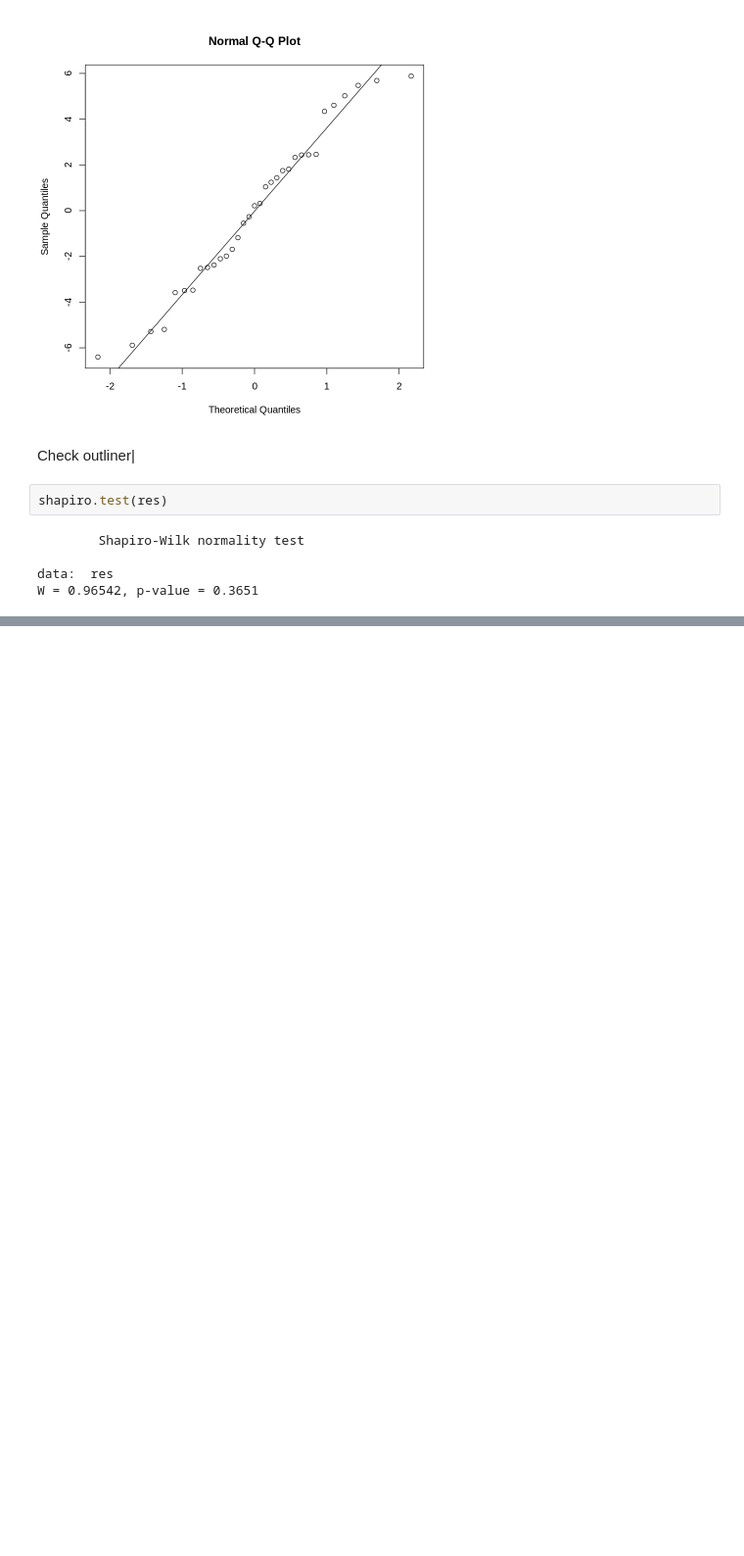
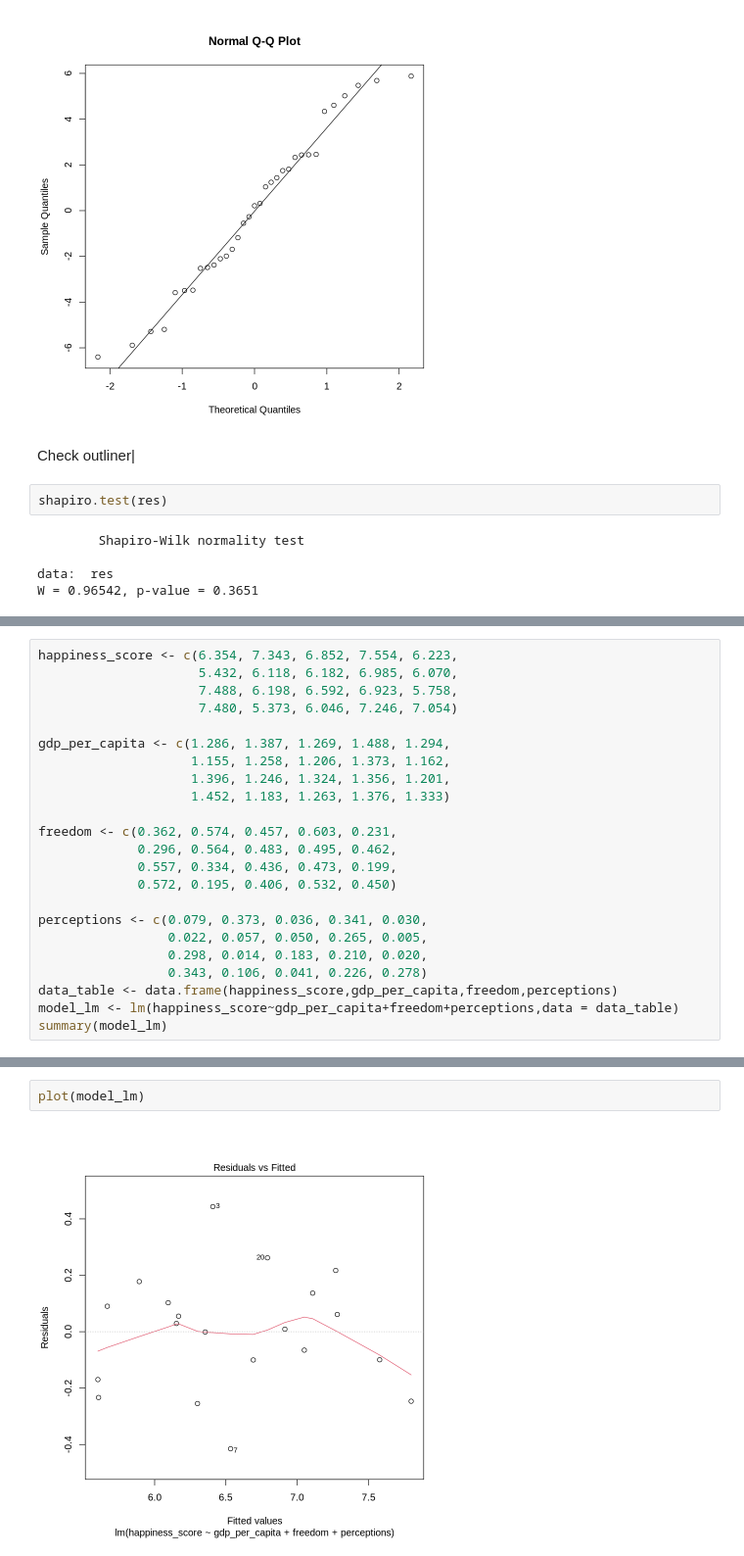
Before and after one commit to tontantip/DADS6001-Applied-statistics, a Jupyter notebook: in class/Reg2.ipynb, the cells around one changed output, grey strips where cells are left out. Shown at 98% size. Cells and saved outputs as stored; diff of their text form; blank space fills up the shorter version.

```diff
--- a/in class/Reg2.ipynb
+++ b/in class/Reg2.ipynb
@@ -247,0 +422,23 @@ W = 0.96542, p-value = 0.3651
+# %%
+happiness_score <- c(6.354, 7.343, 6.852, 7.554, 6.223,
+                     5.432, 6.118, 6.182, 6.985, 6.070,
+                     7.488, 6.198, 6.592, 6.923, 5.758,
+                     7.480, 5.373, 6.046, 7.246, 7.054)
+
+gdp_per_capita <- c(1.286, 1.387, 1.269, 1.488, 1.294,
+                    1.155, 1.258, 1.206, 1.373, 1.162,
+                    1.396, 1.246, 1.324, 1.356, 1.201,
+                    1.452, 1.183, 1.263, 1.376, 1.333)
+
+freedom <- c(0.362, 0.574, 0.457, 0.603, 0.231,
+             0.296, 0.564, 0.483, 0.495, 0.462,
+             0.557, 0.334, 0.436, 0.473, 0.199,
+             0.572, 0.195, 0.406, 0.532, 0.450)
+
+perceptions <- c(0.079, 0.373, 0.036, 0.341, 0.030,
+                 0.022, 0.057, 0.050, 0.265, 0.005,
+                 0.298, 0.014, 0.183, 0.210, 0.020,
+                 0.343, 0.106, 0.041, 0.226, 0.278)
+data_table <- data.frame(happiness_score,gdp_per_capita,freedom,perceptions)
+model_lm <- lm(happiness_score~gdp_per_capita+freedom+perceptions,data = data_table)
+summary(model_lm)
@@ -247,0 +466,4 @@ W = 0.96542, p-value = 0.3651
+# %%
+plot(model_lm)
+# %% [output]
+[figure, added]
```
Also changed, not shown: parts of 16 cells of this notebook.
